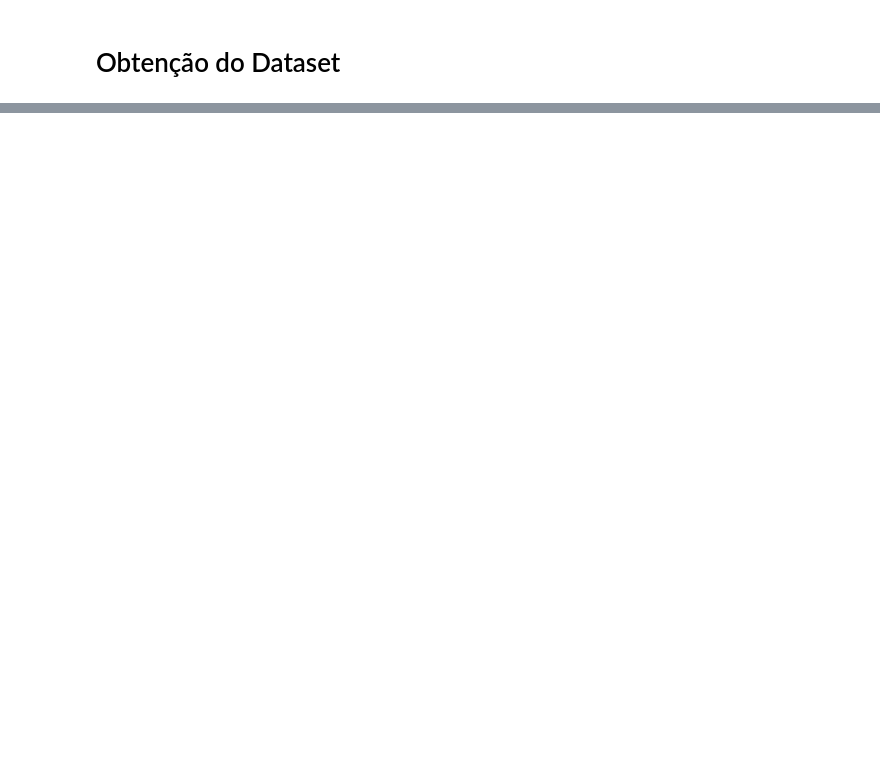
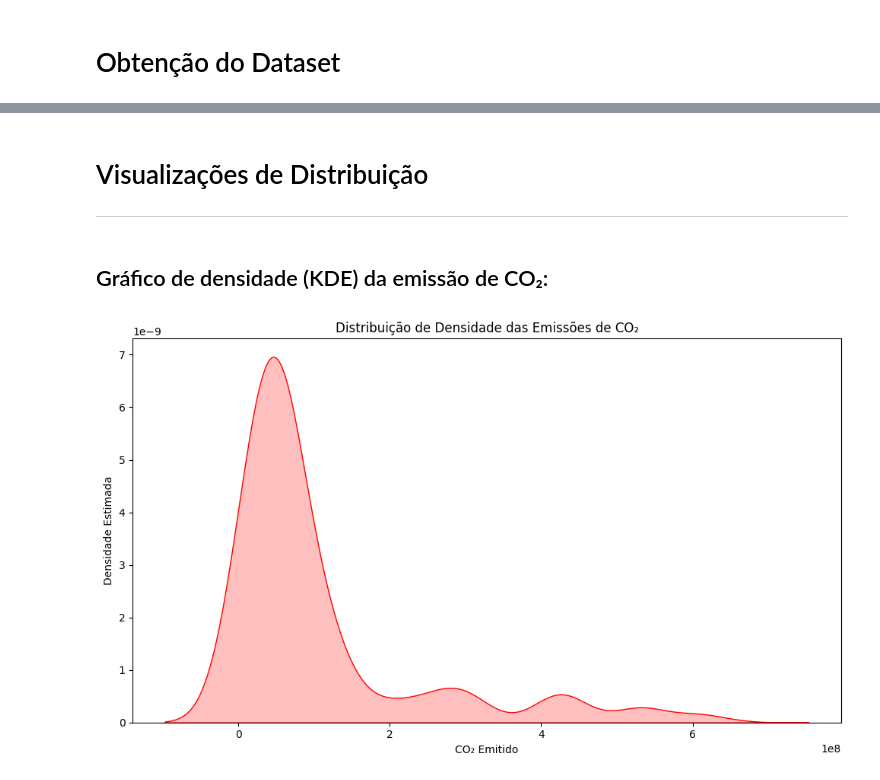
Before and after one commit to SirSirocco/DataScience_2025_1, a Jupyter notebook: src/_exploratory_analysis/sprint01_exploratory_analysis.ipynb, the cells around one changed output, grey strips where cells are left out. Cells and saved outputs as stored; diff of their text form; code cells hidden in the pictures; blank space fills up the shorter version.

```diff
--- a/src/_exploratory_analysis/sprint01_exploratory_analysis.ipynb
+++ b/src/_exploratory_analysis/sprint01_exploratory_analysis.ipynb
@@ -213,7 +208,0 @@ As variáveis podem ser:
-# %%
-df = pd.read_csv("all_merged.csv")
-df_head(df)
-
-list_col = df.columns.tolist()
-
-df_classify_vars(df, list_col)
@@ -297,0 +359,17 @@ HAN, Jiawei; KAMBER, Micheline; PEI, Jian. **Data mining: concepts and technique
+# %% [markdown]
+# Visualizações de Distribuição
+
+---
+# %% [markdown]
+## Gráfico de densidade (KDE) da emissão de CO₂:
+# %%
+# Gráfico de densidade (KDE) da emissão de CO₂:
+plt.figure(figsize=(10, 6))
+sns.kdeplot(df["car_c02_emitido"], fill=True, color="red")
+plt.title("Distribuição de Densidade das Emissões de CO₂")
+plt.xlabel("CO₂ Emitido")
+plt.ylabel("Densidade Estimada")
+plt.tight_layout()
+plt.show()
+# %% [output]
+[figure, added]
```
Also changed, not shown: parts of 55 cells of this notebook.
